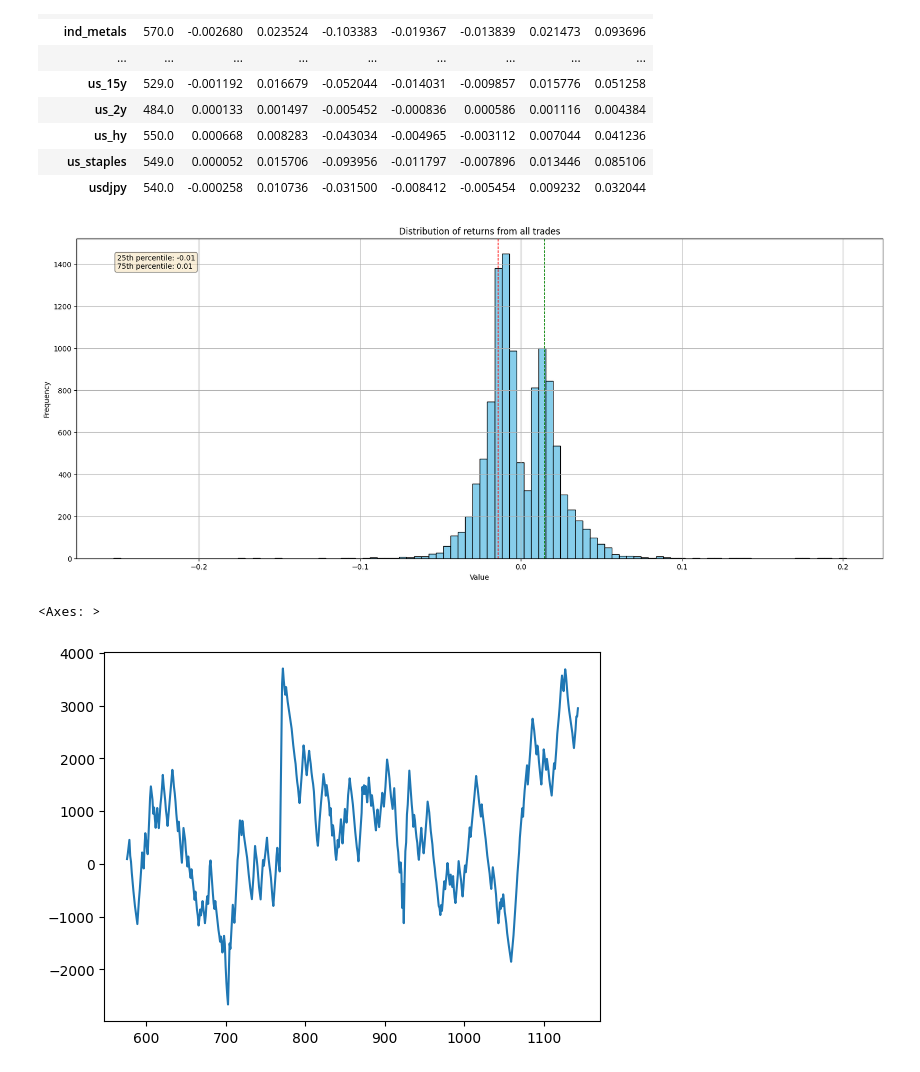
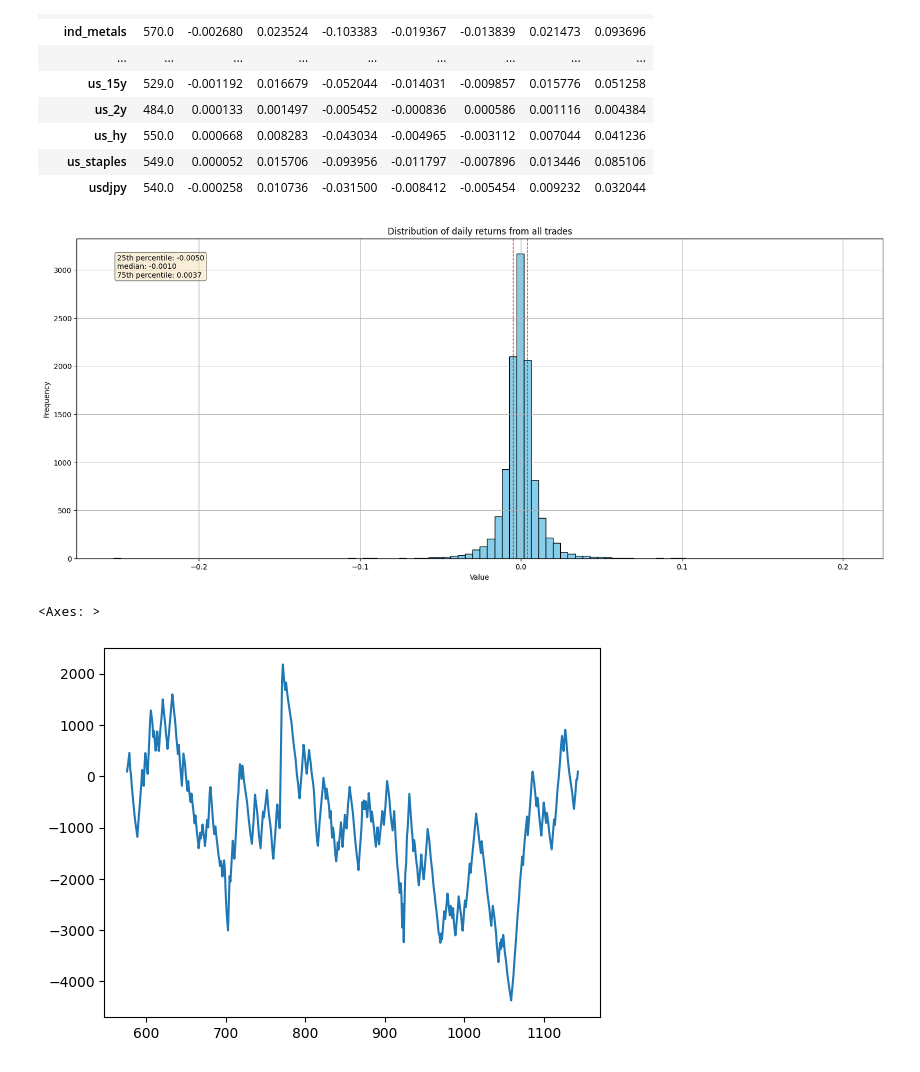
Before and after one commit to vcnzbrgd/Mean-Reverting-Strategy-and-Trades-Optimal-Sizing, a Jupyter notebook: mean_reverting_strategy.ipynb, the cells around one changed output. Cells and saved outputs as stored; diff of their text form; code cells hidden in the pictures.

Commit message:
implemented daily returns and changed formula for return calc

```diff
--- a/mean_reverting_strategy.ipynb
+++ b/mean_reverting_strategy.ipynb
@@ -144,6 +144,7 @@ if len(trades_list)==0:
 trades_list = pd.concat(trades_list)
 # compute trades' returns
 trades_list['return'] = trade_return(trades_list)
+trades_list['daily_return'] = trades_list['return'] / trades_list['duration']
 # split between TP and SL exit explicitly
 trades_list['exit_condition'] = trades_list['exit_condition'].mask((trades_list['exit_condition']=='TP/SL exit')&(trades_list['return']>0), 'TP exit')
 trades_list['exit_condition'] = trades_list['exit_condition'].mask((trades_list['exit_condition']=='TP/SL exit')&(trades_list['return']<0), 'SL exit')
@@ -203,9 +204,9 @@ trades_list.groupby('security_id')['return'].describe()
 | us_staples | 549.0 | 0.000052 | 0.015706 | -0.093956 | -0.011797 | -0.007896 | 0.013446 | 0.085106 |
 | usdjpy | 540.0 | -0.000258 | 0.010736 | -0.031500 | -0.008412 | -0.005454 | 0.009232 | 0.032044 |
 # %%
-plot_histogram(trades_list['return'], 'Distribution of returns from all trades', figsize=(20, 8), bins=100)
+plot_histogram(trades_list['daily_return'], 'Distribution of daily returns from all trades', figsize=(20, 8), bins=100)
 # %% [output]
-[figure, old version]
+[figure, new version]
 # %%
 trades_list['pnl'] = trades_list['price_open'] * trades_list['quantity'] * (trades_list['return'])
 # %%
@@ -216,4 +217,4 @@ gg = trades_list.groupby('security_id').apply(lambda x: x.assign(pnl_cumul = x['
 gg[gg['security_id'] == 'brazil']['pnl_cumul'].plot()
 # %% [output]
 <Axes: >
-[figure, old version]
+[figure, new version]
```
Also changed, not shown: 1 other file.
